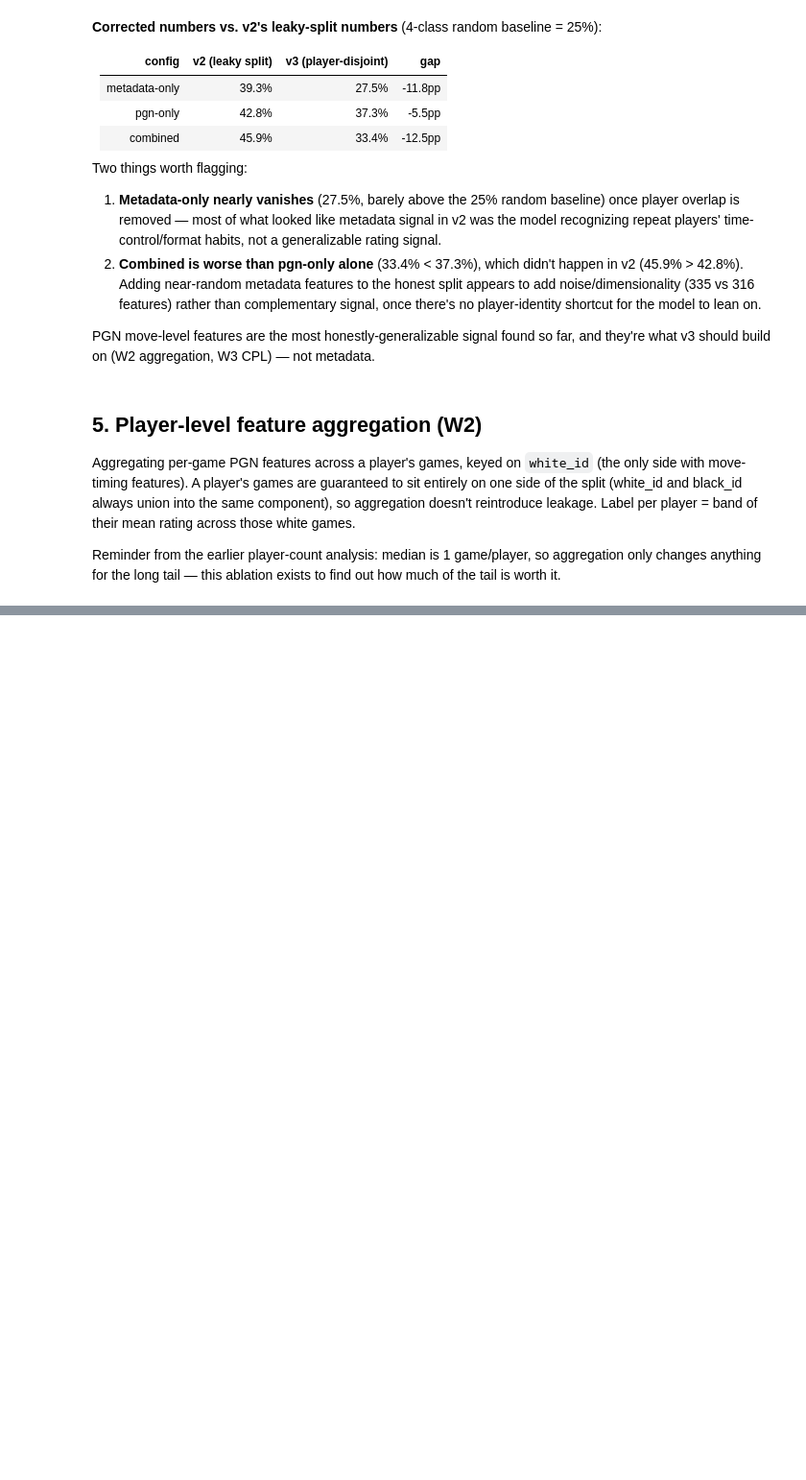
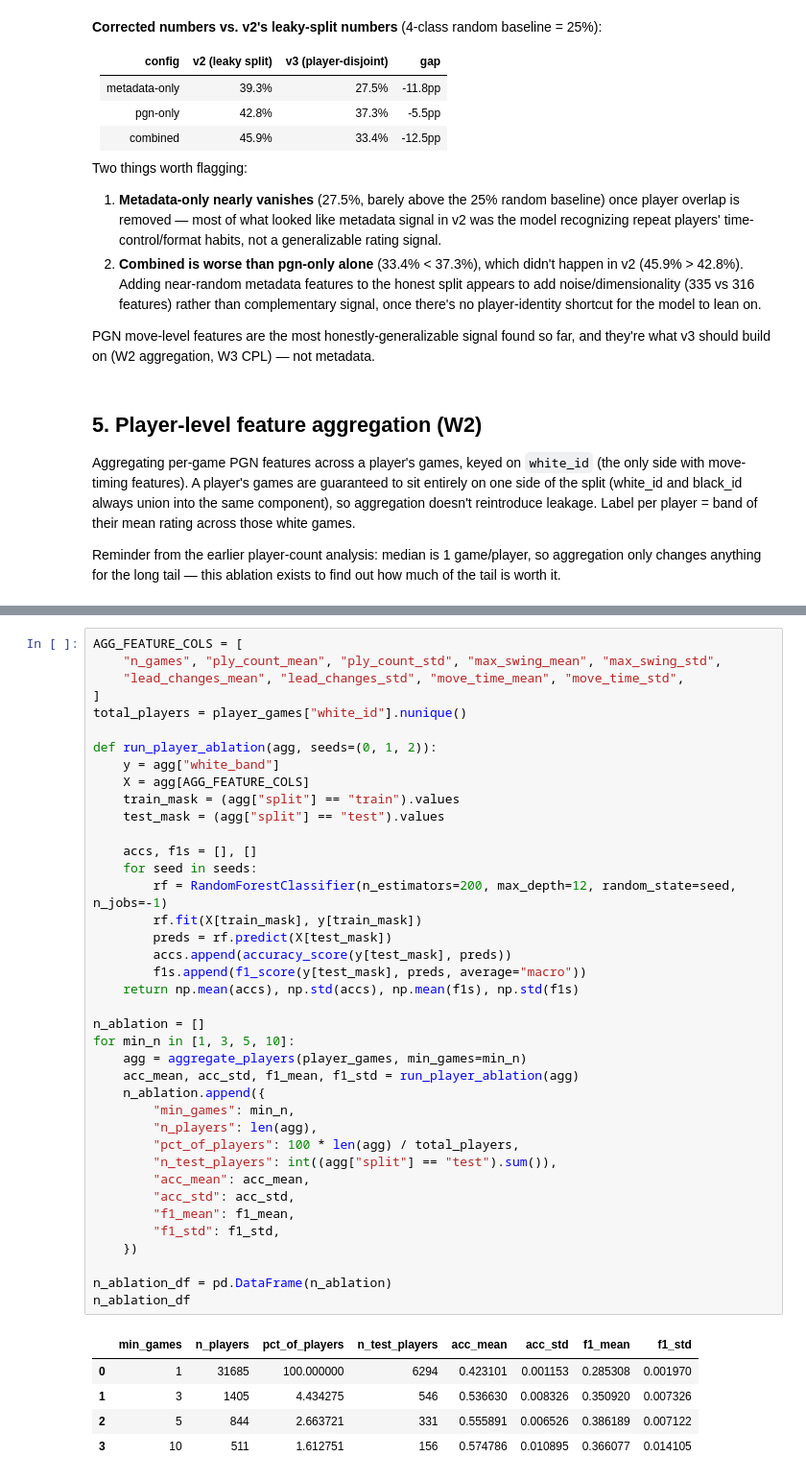
Before and after one commit to arjunsk9876/elo-sense, a Jupyter notebook: notebooks/elosense_v3.ipynb, the cells around one changed output, grey strips where cells are left out. Shown at 96% size. Drawn from its saved outputs; the diff is of its cells as text; blank space fills up the shorter version.

```diff
--- a/notebooks/elosense_v3.ipynb
+++ b/notebooks/elosense_v3.ipynb
@@ -282,0 +287,45 @@ players at N>=1: 31685 (vs 31685 unique white_ids total)
+# %%
+AGG_FEATURE_COLS = [
+    "n_games", "ply_count_mean", "ply_count_std", "max_swing_mean", "max_swing_std",
+    "lead_changes_mean", "lead_changes_std", "move_time_mean", "move_time_std",
+]
+total_players = player_games["white_id"].nunique()
+
+def run_player_ablation(agg, seeds=(0, 1, 2)):
+    y = agg["white_band"]
+    X = agg[AGG_FEATURE_COLS]
+    train_mask = (agg["split"] == "train").values
+    test_mask = (agg["split"] == "test").values
+
+    accs, f1s = [], []
+    for seed in seeds:
+        rf = RandomForestClassifier(n_estimators=200, max_depth=12, random_state=seed, n_jobs=-1)
+        rf.fit(X[train_mask], y[train_mask])
+        preds = rf.predict(X[test_mask])
+        accs.append(accuracy_score(y[test_mask], preds))
+        f1s.append(f1_score(y[test_mask], preds, average="macro"))
+    return np.mean(accs), np.std(accs), np.mean(f1s), np.std(f1s)
+
+n_ablation = []
+for min_n in [1, 3, 5, 10]:
+    agg = aggregate_players(player_games, min_games=min_n)
+    acc_mean, acc_std, f1_mean, f1_std = run_player_ablation(agg)
+    n_ablation.append({
+        "min_games": min_n,
+        "n_players": len(agg),
+        "pct_of_players": 100 * len(agg) / total_players,
+        "n_test_players": int((agg["split"] == "test").sum()),
+        "acc_mean": acc_mean,
+        "acc_std": acc_std,
+        "f1_mean": f1_mean,
+        "f1_std": f1_std,
+    })
+
+n_ablation_df = pd.DataFrame(n_ablation)
+n_ablation_df
+# %% [output]
+|  | min_games | n_players | pct_of_players | n_test_players | acc_mean | acc_std | f1_mean | f1_std |
+| 0 | 1 | 31685 | 100.000000 | 6294 | 0.423101 | 0.001153 | 0.285308 | 0.001970 |
+| 1 | 3 | 1405 | 4.434275 | 546 | 0.536630 | 0.008326 | 0.350920 | 0.007326 |
+| 2 | 5 | 844 | 2.663721 | 331 | 0.555891 | 0.006526 | 0.386189 | 0.007122 |
+| 3 | 10 | 511 | 1.612751 | 156 | 0.574786 | 0.010895 | 0.366077 | 0.014105 |
```
Also changed, not shown: parts of 2 cells of this notebook.
